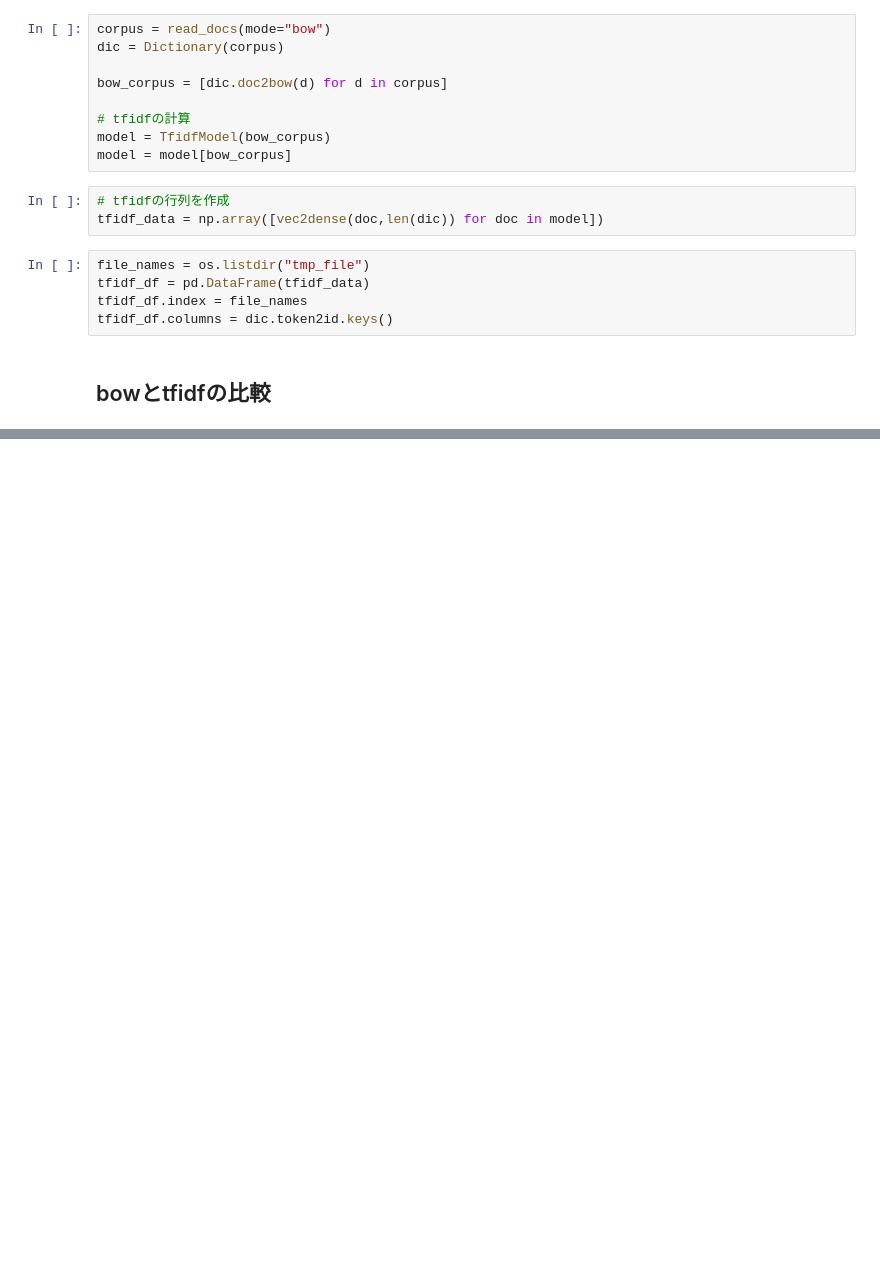
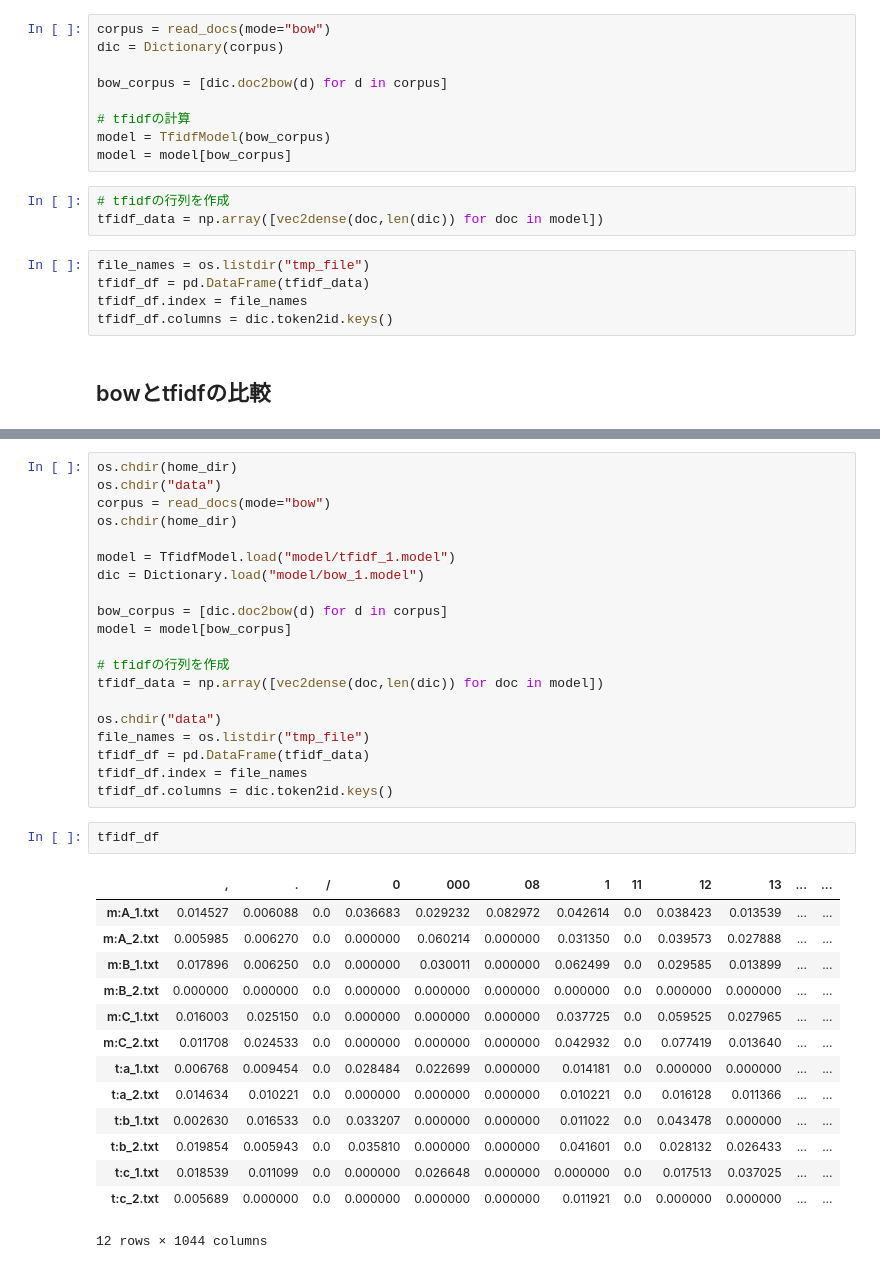
Before and after one commit to satetsu007/NLP_test, a Jupyter notebook: ipynb/BoW_tfidf_gensim.ipynb, the cells around one changed output, grey strips where cells are left out. Cells and saved outputs as stored; diff of their text form; blank space fills up the shorter version.

```diff
--- a/ipynb/BoW_tfidf_gensim.ipynb
+++ b/ipynb/BoW_tfidf_gensim.ipynb
@@ -86,0 +123,37 @@ tfidf_df.head()
+# %%
+os.chdir(home_dir)
+os.chdir("data")
+corpus = read_docs(mode="bow")
+os.chdir(home_dir)
+
+model = TfidfModel.load("model/tfidf_1.model")
+dic = Dictionary.load("model/bow_1.model")
+
+bow_corpus = [dic.doc2bow(d) for d in corpus]
+model = model[bow_corpus]
+
+# tfidfの行列を作成
+tfidf_data = np.array([vec2dense(doc,len(dic)) for doc in model])
+
+os.chdir("data")
+file_names = os.listdir("tmp_file")
+tfidf_df = pd.DataFrame(tfidf_data)
+tfidf_df.index = file_names
+tfidf_df.columns = dic.token2id.keys()
+# %%
+tfidf_df
+# %% [output]
+|  | , | . | / | 0 | 000 | 08 | 1 | 11 | 12 | 13 | ... | ... |
+| m:A_1.txt | 0.014527 | 0.006088 | 0.0 | 0.036683 | 0.029232 | 0.082972 | 0.042614 | 0.0 | 0.038423 | 0.013539 | ... | ... |
+| m:A_2.txt | 0.005985 | 0.006270 | 0.0 | 0.000000 | 0.060214 | 0.000000 | 0.031350 | 0.0 | 0.039573 | 0.027888 | ... | ... |
+| m:B_1.txt | 0.017896 | 0.006250 | 0.0 | 0.000000 | 0.030011 | 0.000000 | 0.062499 | 0.0 | 0.029585 | 0.013899 | ... | ... |
+| m:B_2.txt | 0.000000 | 0.000000 | 0.0 | 0.000000 | 0.000000 | 0.000000 | 0.000000 | 0.0 | 0.000000 | 0.000000 | ... | ... |
+| m:C_1.txt | 0.016003 | 0.025150 | 0.0 | 0.000000 | 0.000000 | 0.000000 | 0.037725 | 0.0 | 0.059525 | 0.027965 | ... | ... |
+| m:C_2.txt | 0.011708 | 0.024533 | 0.0 | 0.000000 | 0.000000 | 0.000000 | 0.042932 | 0.0 | 0.077419 | 0.013640 | ... | ... |
+| t:a_1.txt | 0.006768 | 0.009454 | 0.0 | 0.028484 | 0.022699 | 0.000000 | 0.014181 | 0.0 | 0.000000 | 0.000000 | ... | ... |
+| t:a_2.txt | 0.014634 | 0.010221 | 0.0 | 0.000000 | 0.000000 | 0.000000 | 0.010221 | 0.0 | 0.016128 | 0.011366 | ... | ... |
+| t:b_1.txt | 0.002630 | 0.016533 | 0.0 | 0.033207 | 0.000000 | 0.000000 | 0.011022 | 0.0 | 0.043478 | 0.000000 | ... | ... |
+| t:b_2.txt | 0.019854 | 0.005943 | 0.0 | 0.035810 | 0.000000 | 0.000000 | 0.041601 | 0.0 | 0.028132 | 0.026433 | ... | ... |
+| t:c_1.txt | 0.018539 | 0.011099 | 0.0 | 0.000000 | 0.026648 | 0.000000 | 0.000000 | 0.0 | 0.017513 | 0.037025 | ... | ... |
+| t:c_2.txt | 0.005689 | 0.000000 | 0.0 | 0.000000 | 0.000000 | 0.000000 | 0.011921 | 0.0 | 0.000000 | 0.000000 | ... | ... |
+12 rows × 1044 columns
```
Also changed, not shown: parts of 9 cells of this notebook, 9 other files.
